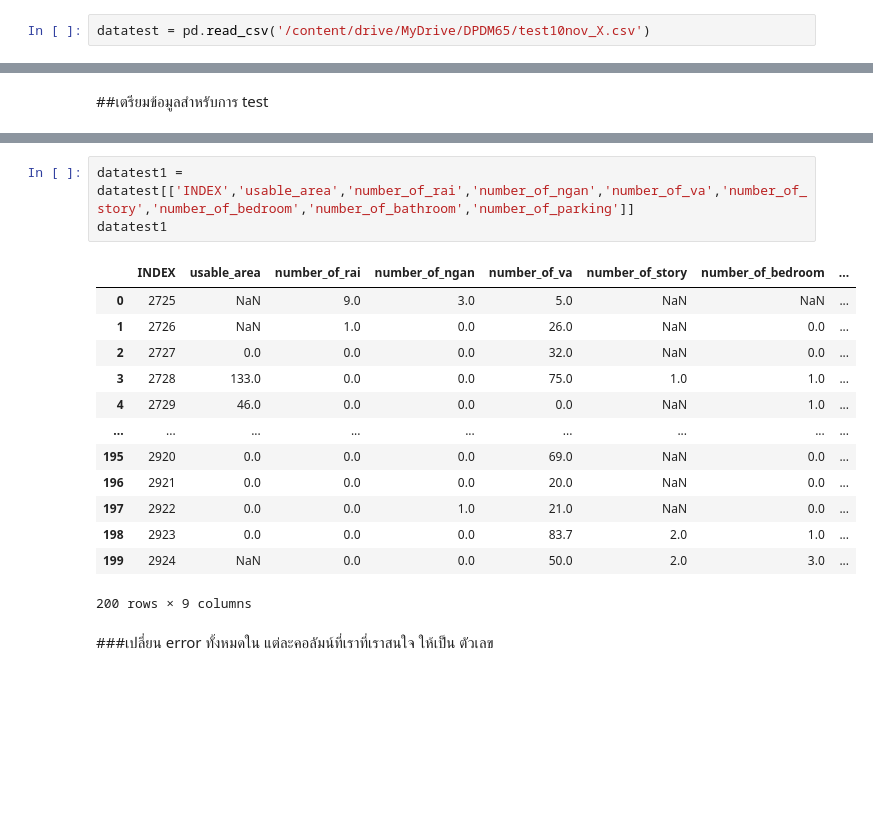
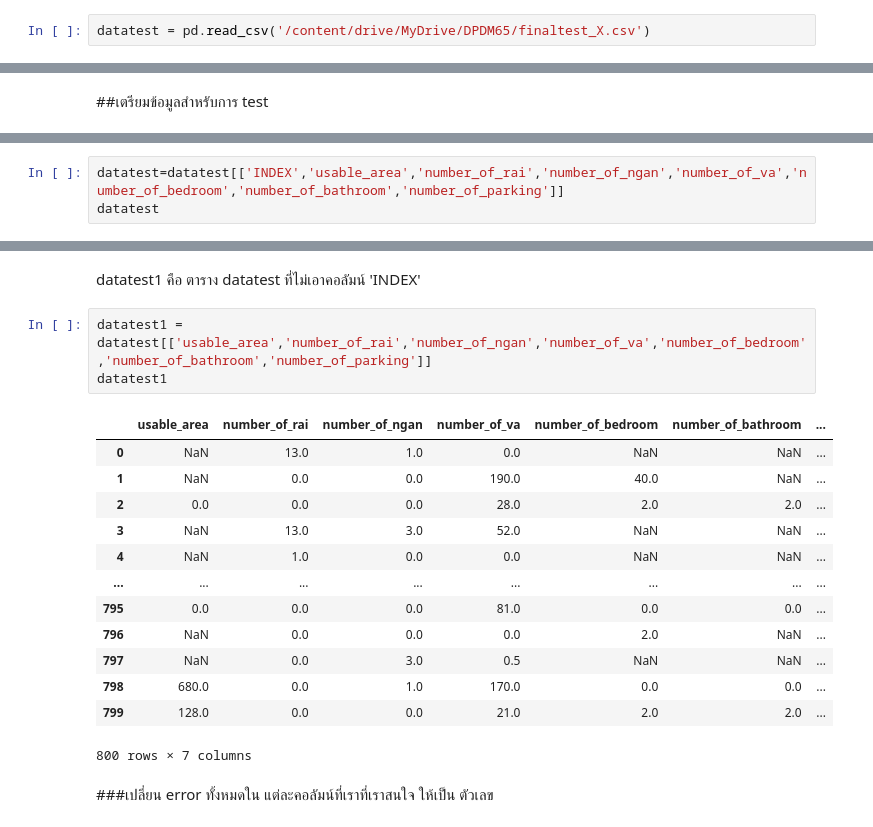
Before and after one commit to rattapornsupama/DPDM65, a Jupyter notebook: final.ipynb, the cells around one changed output, grey strips where cells are left out. Cells and saved outputs as stored; diff of their text form; blank space fills up the shorter version.

```diff
--- a/final.ipynb
+++ b/final.ipynb
@@ -28,7 +28,7 @@ data.head()
 # %% [markdown]
 ##ข้อมูลสำหรับการ test
 # %%
-datatest = pd.read_csv('/content/drive/MyDrive/DPDM65/test10nov_X.csv')
+datatest = pd.read_csv('/content/drive/MyDrive/DPDM65/finaltest_X.csv')
 # %%
 datatest
 # %% [output]
@@ -177,0 +175,3 @@ data1.corr()
+# %%
+datatest=datatest[['INDEX','usable_area','number_of_rai','number_of_ngan','number_of_va','number_of_bedroom','number_of_bathroom','number_of_parking']]
+datatest
@@ -178,20 +192,22 @@ data1.corr()
+# %% [markdown]
+datatest1 คือ ตาราง datatest ที่ไม่เอาคอลัมน์ 'INDEX'
 # %%
-datatest1 = datatest[['INDEX','usable_area','number_of_rai','number_of_ngan','number_of_va','number_of_story','number_of_bedroom','number_of_bathroom','number_of_parking']]
+datatest1 = datatest[['usable_area','number_of_rai','number_of_ngan','number_of_va','number_of_bedroom','number_of_bathroom','number_of_parking']]
 datatest1
 # %% [output]
-|  | INDEX | usable_area | number_of_rai | number_of_ngan | number_of_va | number_of_story | number_of_bedroom | ... |
-| 0 | 2725 | NaN | 9.0 | 3.0 | 5.0 | NaN | NaN | ... |
-| 1 | 2726 | NaN | 1.0 | 0.0 | 26.0 | NaN | 0.0 | ... |
-| 2 | 2727 | 0.0 | 0.0 | 0.0 | 32.0 | NaN | 0.0 | ... |
-| 3 | 2728 | 133.0 | 0.0 | 0.0 | 75.0 | 1.0 | 1.0 | ... |
-| 4 | 2729 | 46.0 | 0.0 | 0.0 | 0.0 | NaN | 1.0 | ... |
-| ... | ... | ... | ... | ... | ... | ... | ... | ... |
-| 195 | 2920 | 0.0 | 0.0 | 0.0 | 69.0 | NaN | 0.0 | ... |
-| 196 | 2921 | 0.0 | 0.0 | 0.0 | 20.0 | NaN | 0.0 | ... |
-| 197 | 2922 | 0.0 | 0.0 | 1.0 | 21.0 | NaN | 0.0 | ... |
-| 198 | 2923 | 0.0 | 0.0 | 0.0 | 83.7 | 2.0 | 1.0 | ... |
-| 199 | 2924 | NaN | 0.0 | 0.0 | 50.0 | 2.0 | 3.0 | ... |
+|  | usable_area | number_of_rai | number_of_ngan | number_of_va | number_of_bedroom | number_of_bathroom | ... |
+| 0 | NaN | 13.0 | 1.0 | 0.0 | NaN | NaN | ... |
+| 1 | NaN | 0.0 | 0.0 | 190.0 | 40.0 | NaN | ... |
+| 2 | 0.0 | 0.0 | 0.0 | 28.0 | 2.0 | 2.0 | ... |
+| 3 | NaN | 13.0 | 3.0 | 52.0 | NaN | NaN | ... |
+| 4 | NaN | 1.0 | 0.0 | 0.0 | NaN | NaN | ... |
+| ... | ... | ... | ... | ... | ... | ... | ... |
+| 795 | 0.0 | 0.0 | 0.0 | 81.0 | 0.0 | 0.0 | ... |
+| 796 | NaN | 0.0 | 0.0 | 0.0 | 2.0 | NaN | ... |
+| 797 | NaN | 0.0 | 3.0 | 0.5 | NaN | NaN | ... |
+| 798 | 680.0 | 0.0 | 1.0 | 170.0 | 0.0 | 0.0 | ... |
+| 799 | 128.0 | 0.0 | 0.0 | 21.0 | 2.0 | 2.0 | ... |
-200 rows × 9 columns
+800 rows × 7 columns
 # %% [markdown]
 ###เปลี่ยน error ทั้งหมดใน แต่ละคอลัมน์ที่เราที่เราสนใจ ให้เป็น ตัวเลข
 # %%
```
Also changed, not shown: parts of 28 cells of this notebook.
